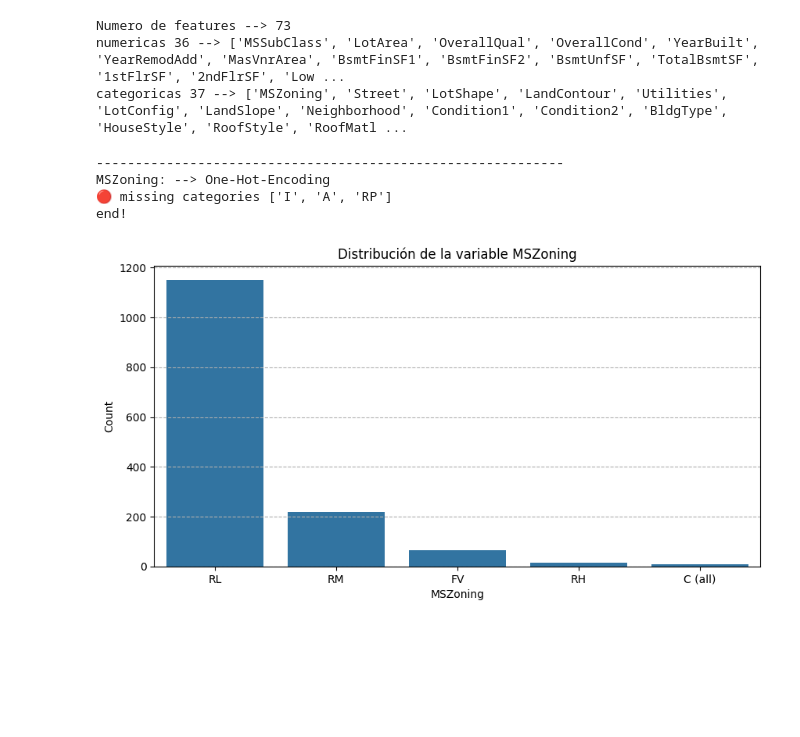
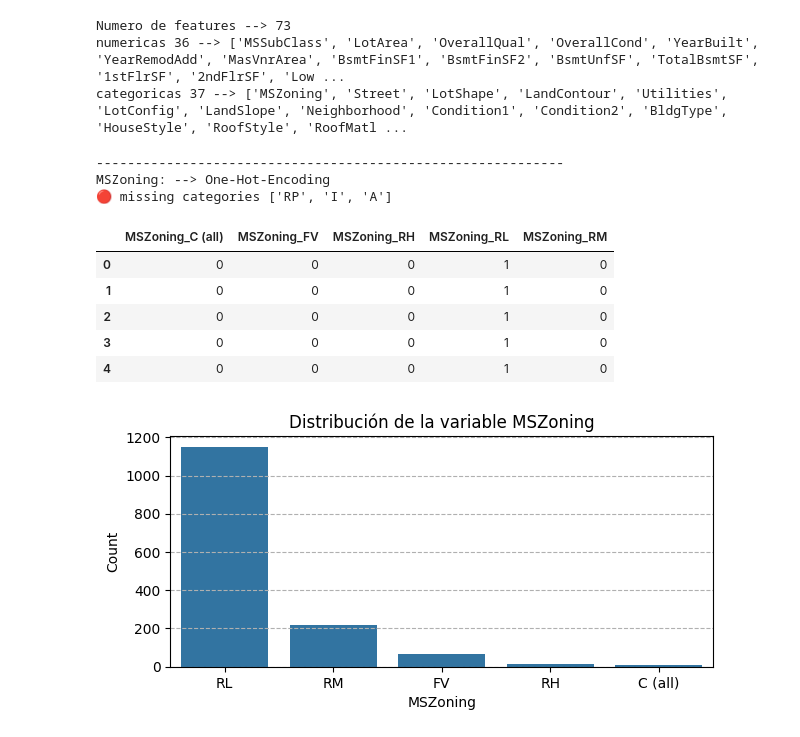
Before and after one commit to Albe036/ML-house-prices, a Jupyter notebook: notebooks/eda_01.ipynb, the cells around one changed output. Cells and saved outputs as stored; diff of their text form; code cells hidden in the pictures; blank space fills up the shorter version.

Commit message:
Feature engineering of 'MSZoning', 'Street', 'LotShape', 'LandContour', 'Utilities'

```diff
--- a/notebooks/eda_01.ipynb
+++ b/notebooks/eda_01.ipynb
@@ -214,25 +214,32 @@ categoricas 37 --> ['MSZoning', 'Street', 'LotShape', 'LandContour', 'Utilities'
 # %%
 #MSZoning: Clasificación general de la zona de uso del suelo.
 print('---'*20)
 print('MSZoning: --> One-Hot-Encoding')
 #Considerar valores categoricos de MSZoning que no tienen ejemplos en el set de entrenamiento
+#No se tiene un orden definido en las categorias
+#Pocas categorias
+#Visto que las categorias no tienen un orden definido, se procede a hacer one-hot-encoding
 mszoning_cat_all = ['A', 'C (all)', 'FV', 'I', 'RH', 'RL', 'RP', 'RM']
 mszoning_cat_train = df_train['MSZoning'].unique().tolist()
 missing_cats = list(set(mszoning_cat_all) - set(mszoning_cat_train))
 print(f'{"🟢" if len(missing_cats) == 0 else "🔴"} missing categories {missing_cats}')
-#Visto que las categorias no tienen un orden definido, se procede a hacer one-hot-encoding
+ohe_mszoning = pd.get_dummies(df_train['MSZoning'], prefix='MSZoning', dtype=int)
+display(ohe_mszoning.head())
 
-plt.figure(figsize=(10,5))
+plt.figure(figsize=(7,3))
 sns.countplot(data=df_train, x='MSZoning', order=df_train['MSZoning'].value_counts().index)
 plt.title('Distribución de la variable MSZoning')
 plt.xlabel('MSZoning')
 plt.ylabel('Count')
 plt.grid(axis='y', linestyle='--');
-
-print('end!')
 # %% [output]
 ------------------------------------------------------------
 MSZoning: --> One-Hot-Encoding
-🔴 missing categories ['I', 'A', 'RP']
-end!
+🔴 missing categories ['RP', 'I', 'A']
+|  | MSZoning_C (all) | MSZoning_FV | MSZoning_RH | MSZoning_RL | MSZoning_RM |
+| 0 | 0 | 0 | 0 | 1 | 0 |
+| 1 | 0 | 0 | 0 | 1 | 0 |
+| 2 | 0 | 0 | 0 | 1 | 0 |
+| 3 | 0 | 0 | 0 | 1 | 0 |
+| 4 | 0 | 0 | 0 | 1 | 0 |
-[figure, old version]
+[figure, new version]
```
Also changed, not shown: parts of 4 cells of this notebook.
